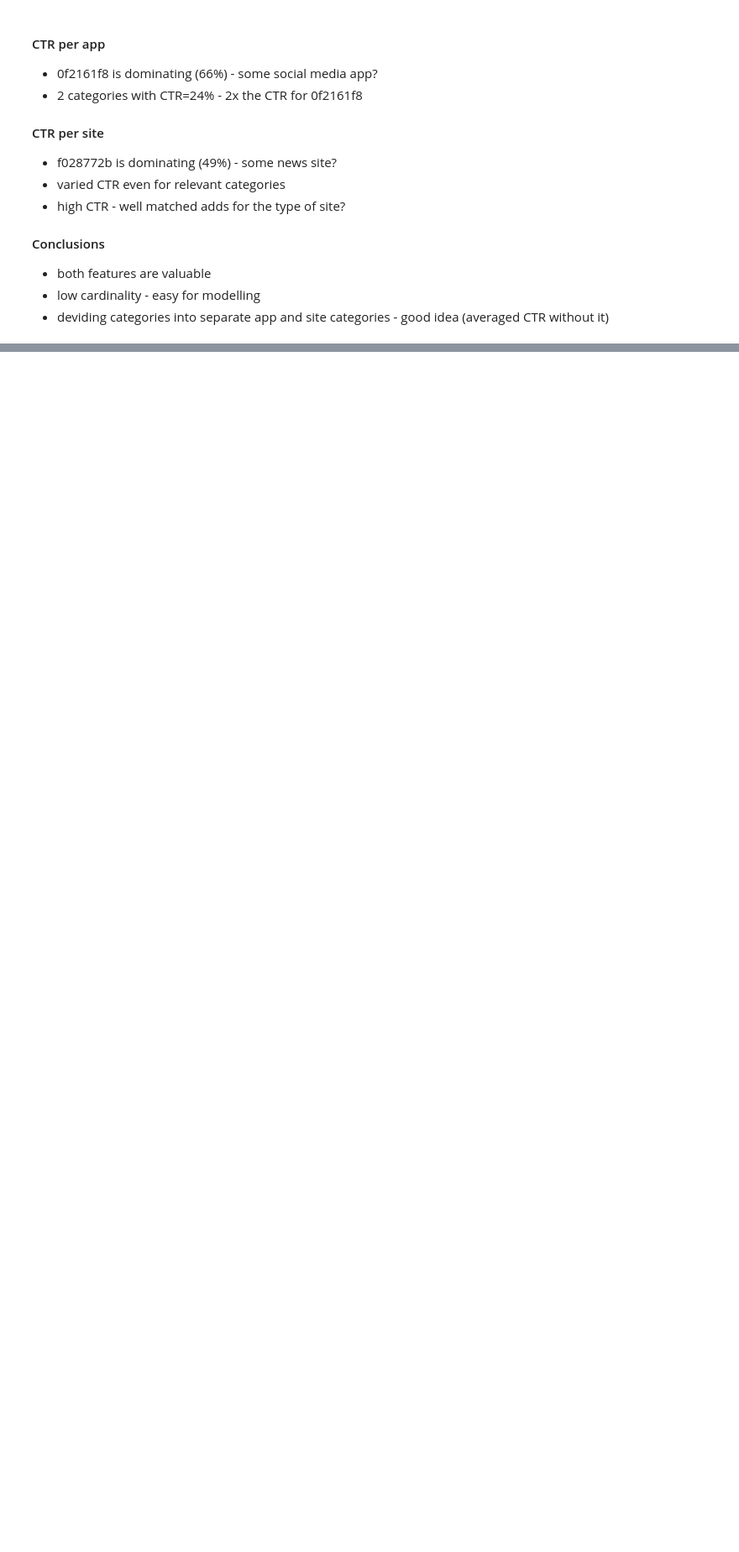
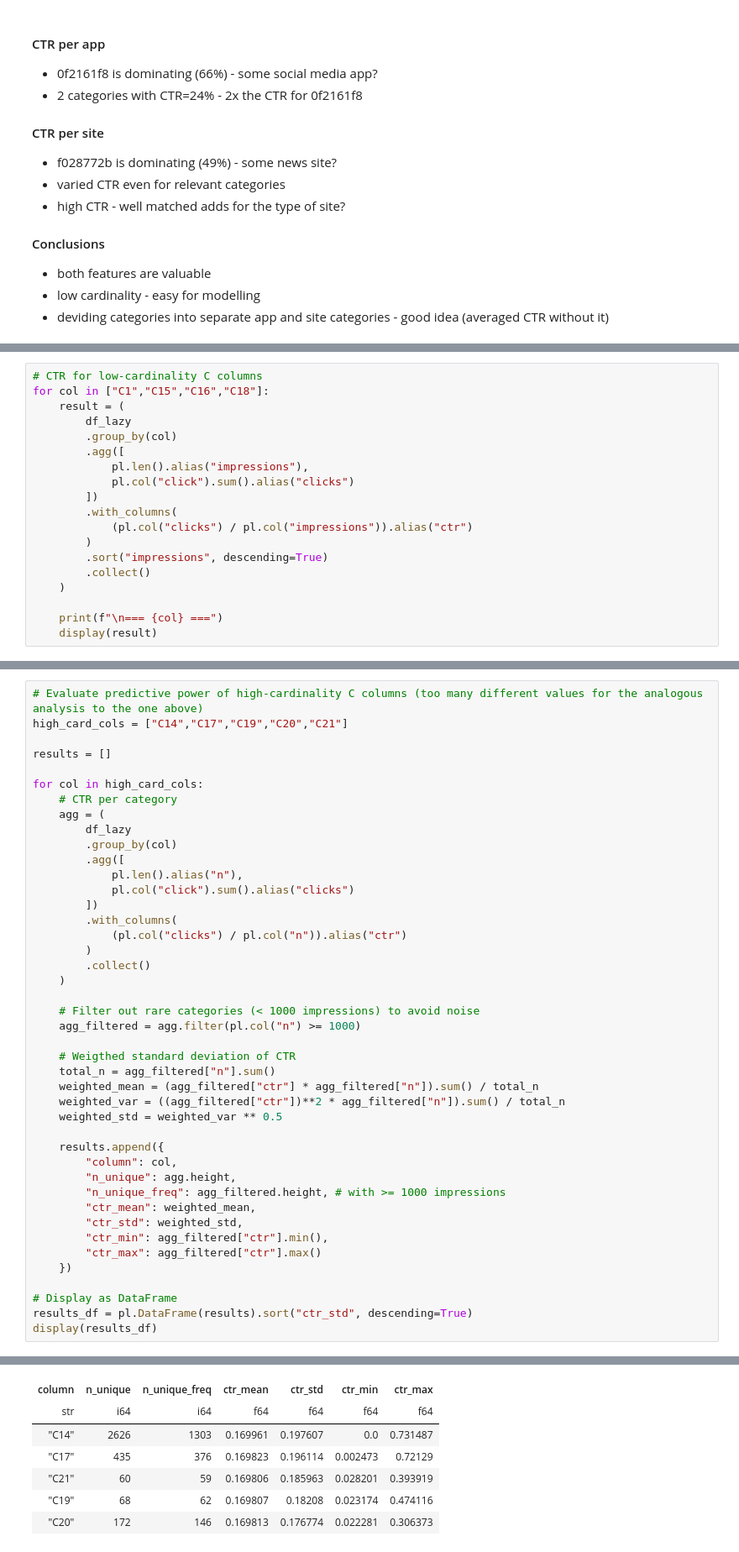
Before and after one commit to xJadzix/ctr-prediction, a Jupyter notebook: notebooks/02_eda.ipynb, the cells around one changed output, grey strips where cells are left out. Shown at 84% size. Cells and saved outputs as stored; diff of their text form; blank space fills up the shorter version.

Commit message:
feat: analyze cardinalities, placeholders, and C columns in EDA

```diff
--- a/notebooks/02_eda.ipynb
+++ b/notebooks/02_eda.ipynb
@@ -523,0 +588,19 @@ shape: (10, 4)
+# %%
+# CTR for low-cardinality C columns
+for col in ["C1","C15","C16","C18"]:
+    result = (
+        df_lazy
+        .group_by(col)
+        .agg([
+            pl.len().alias("impressions"),
+            pl.col("click").sum().alias("clicks")
+        ])
+        .with_columns(
+            (pl.col("clicks") / pl.col("impressions")).alias("ctr")
+        )
+        .sort("impressions", descending=True)
+        .collect()
+    )
+
+    print(f"\n=== {col} ===")
+    display(result)
@@ -523,0 +657,44 @@ shape: (10, 4)
+# %%
+# Evaluate predictive power of high-cardinality C columns (too many different values for the analogous analysis to the one above)
+high_card_cols = ["C14","C17","C19","C20","C21"]
+
+results = []
+
+for col in high_card_cols:
+    # CTR per category
+    agg = (
+        df_lazy
+        .group_by(col)
+        .agg([
+            pl.len().alias("n"),
+            pl.col("click").sum().alias("clicks")
+        ])
+        .with_columns(
+            (pl.col("clicks") / pl.col("n")).alias("ctr")
+        )
+        .collect()
+    )
+
+    # Filter out rare categories (< 1000 impressions) to avoid noise
+    agg_filtered = agg.filter(pl.col("n") >= 1000)
+
+    # Weigthed standard deviation of CTR
+    total_n = agg_filtered["n"].sum()
+    weighted_mean = (agg_filtered["ctr"] * agg_filtered["n"]).sum() / total_n
+    weighted_var = ((agg_filtered["ctr"])**2 * agg_filtered["n"]).sum() / total_n
+    weighted_std = weighted_var ** 0.5
+
+    results.append({
+        "column": col,
+        "n_unique": agg.height,
+        "n_unique_freq": agg_filtered.height, # with >= 1000 impressions
+        "ctr_mean": weighted_mean,
+        "ctr_std": weighted_std,
+        "ctr_min": agg_filtered["ctr"].min(),
+        "ctr_max": agg_filtered["ctr"].max()
+    })
+
+# Display as DataFrame
+results_df = pl.DataFrame(results).sort("ctr_std", descending=True)
+display(results_df)
+# %% [output]
@@ -523,0 +702,7 @@ shape: (10, 4)
+| column | n_unique | n_unique_freq | ctr_mean | ctr_std | ctr_min | ctr_max |
+| str | i64 | i64 | f64 | f64 | f64 | f64 |
+| "C14" | 2626 | 1303 | 0.169961 | 0.197607 | 0.0 | 0.731487 |
+| "C17" | 435 | 376 | 0.169823 | 0.196114 | 0.002473 | 0.72129 |
+| "C21" | 60 | 59 | 0.169806 | 0.185963 | 0.028201 | 0.393919 |
+| "C19" | 68 | 62 | 0.169807 | 0.18208 | 0.023174 | 0.474116 |
+| "C20" | 172 | 146 | 0.169813 | 0.176774 | 0.022281 | 0.306373 |
```
Also changed, not shown: parts of 8 cells of this notebook.
